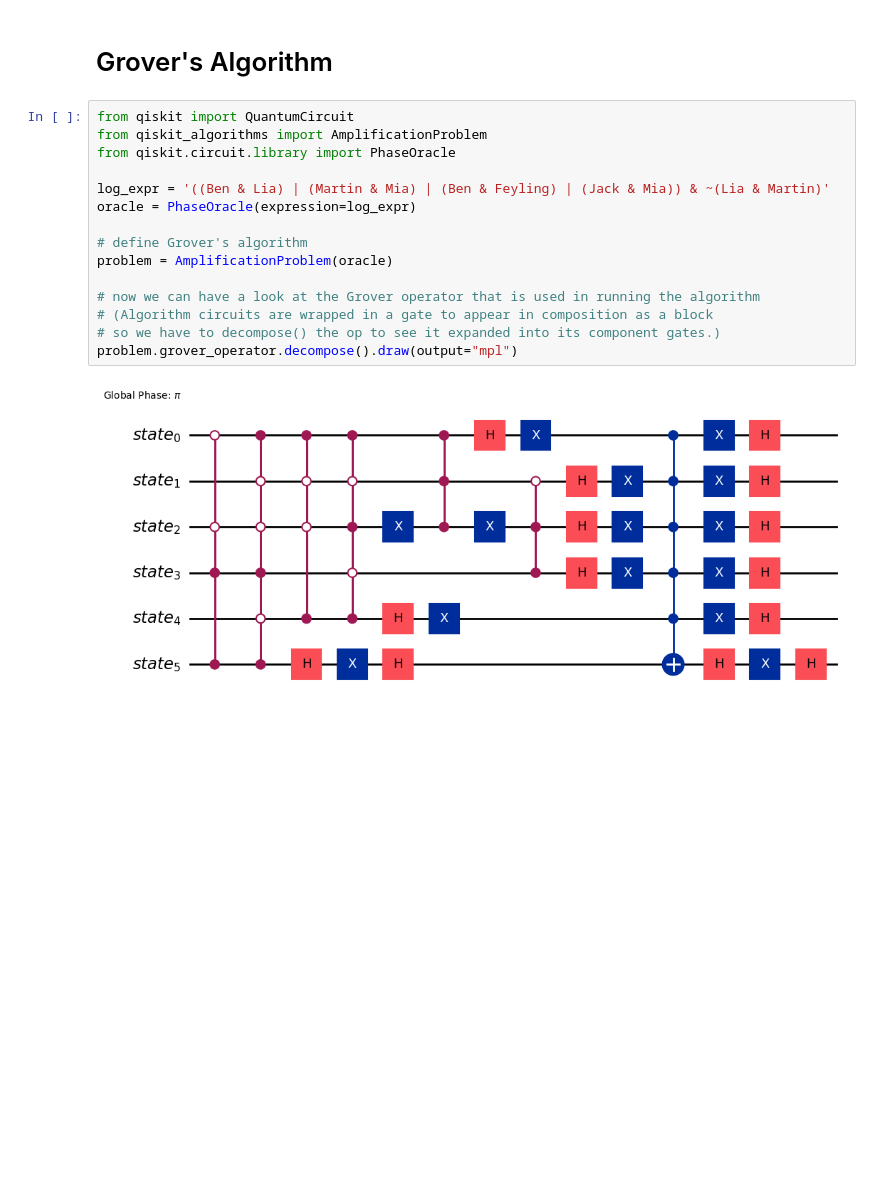
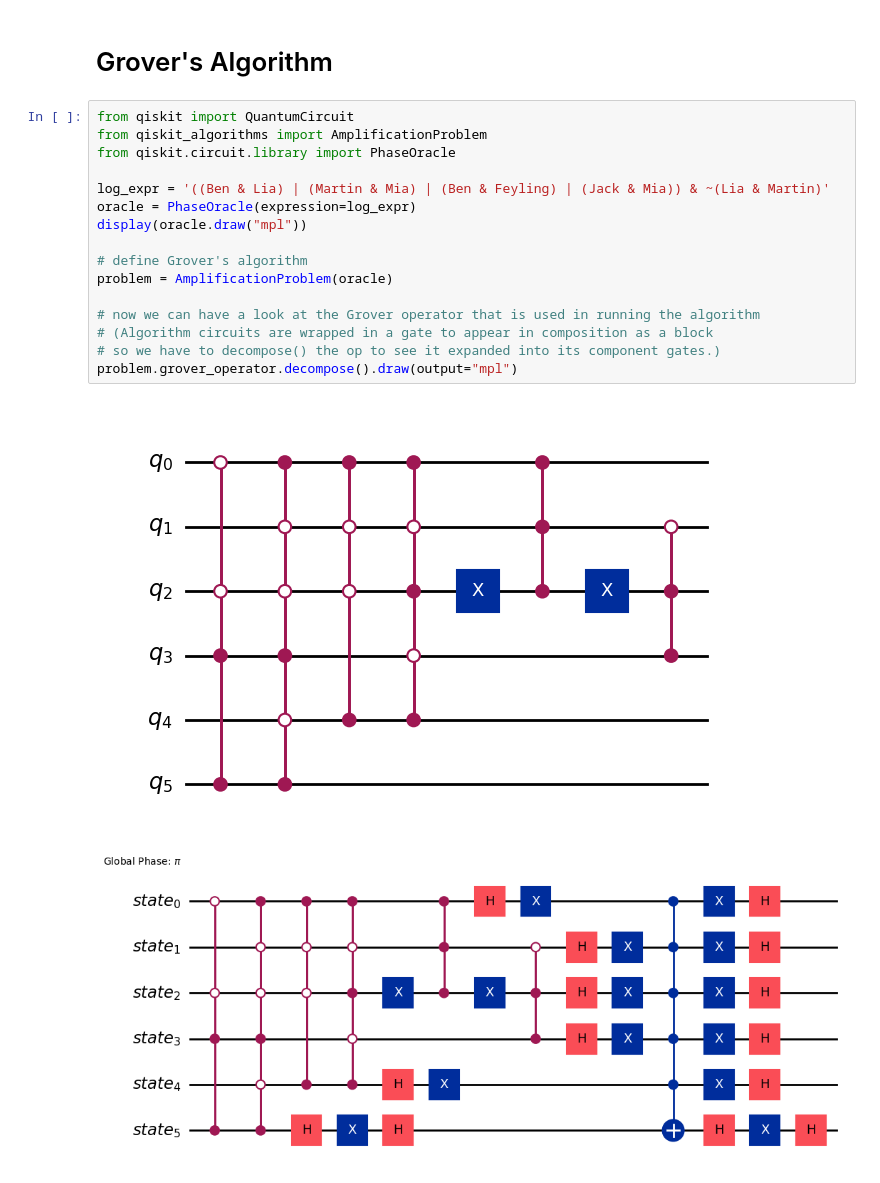
Before and after one commit to phuong0111/Quantum-computing, a Jupyter notebook: 02.Fundamentals-of-quantum-algorithms/code.ipynb, the cells around one changed output. Drawn from its saved outputs; the diff is of its cells as text; blank space fills up the shorter version.

```diff
--- a/02.Fundamentals-of-quantum-algorithms/code.ipynb
+++ b/02.Fundamentals-of-quantum-algorithms/code.ipynb
@@ -1563,20 +1520,22 @@ Job IDs: ['80445f8d-afe2-47be-a721-26d5753ffd29', 'cea1a897-db2e-474d-9d3f-17e59
 # %%
 from qiskit import QuantumCircuit
 from qiskit_algorithms import AmplificationProblem
 from qiskit.circuit.library import PhaseOracle
 
 log_expr = '((Ben & Lia) | (Martin & Mia) | (Ben & Feyling) | (Jack & Mia)) & ~(Lia & Martin)'
 oracle = PhaseOracle(expression=log_expr)
+display(oracle.draw("mpl"))
 
 # define Grover's algorithm
 problem = AmplificationProblem(oracle)
 
 # now we can have a look at the Grover operator that is used in running the algorithm
 # (Algorithm circuits are wrapped in a gate to appear in composition as a block
 # so we have to decompose() the op to see it expanded into its component gates.)
 problem.grover_operator.decompose().draw(output="mpl")
 # %% [output]
-[figure, old version]
+[figure, new version]
+[figure, added]
 # %%
 from qiskit_algorithms import Grover
 from qiskit_aer.primitives import Sampler
```
Also changed, not shown: parts of 19 cells of this notebook, 4 other files.
